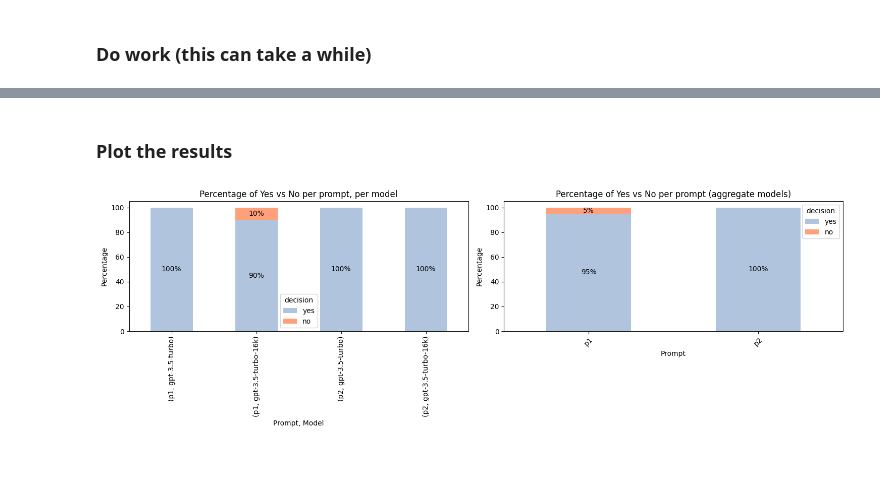
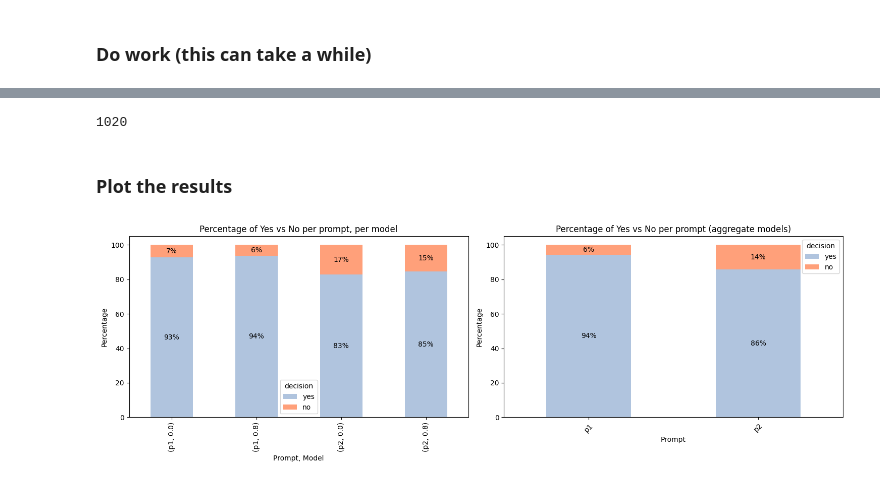
Before and after one commit to leftrightleft/smart-scan-experiments, a Jupyter notebook: analysis.ipynb, the cells around one changed output, grey strips where cells are left out. Saved outputs shown, nothing was run; the diff lists cells and outputs as text; code cells hidden in the pictures.

```diff
--- a/analysis.ipynb
+++ b/analysis.ipynb
@@ -17,8 +17,8 @@ import matplotlib.pyplot as plt
 # %%
 load_dotenv()
 openai.api_key = os.environ.get('OPENAI_KEY')
-models = ['gpt-3.5-turbo', 'gpt-3.5-turbo-16k']
-# TODO: add temperature
+models = ['gpt-3.5-turbo-16k']
+temperatures = [0.0, 0.8]
 prompts = [
     {
         'name': 'p1',
@@ -26,8 +26,8 @@ prompts = [
   You will decide yes for any changes to the operation of the application.  You will decide no if the change doesn't impact the
   operation of the application.
 
-  For example, a change that deletes a commented line of code would be a 'NO'.  A change that edits markdown in the repository
-  would be a 'NO'.  A change that adds a new variable would be a 'YES'.
+  For example, a change that deletes a commented line of code would be a 'no'.  A change that edits markdown in the repository
+  would be a 'no'.  A change that adds a new variable would be a 'yes'.
 
   The code snippet provided will be a diff from a GitHub pull request. You will analyze the diff and give a response of yes or no
   along with an explanation.
@@ -40,20 +40,13 @@ prompts = [
     },
     {
         'name': 'p2',
-        'prompt': """You are a decision tool which decides whether or not a static analysis should occur using CodeQL on the following code diff.
-  You will decide yes for any changes to the operation of the application.  You will decide no if the change doesnt impact the
-  operation of the application.
-
-  For example, a change that deletes a commented line of code would be a 'NO'.  A change that edits markdown in the repository
-  would be a 'NO'.  A change that adds a new variable would be a 'YES'.
-
-  The code snippet provided will be a diff from a GitHub pull request. You will analyze the diff and give a response of yes or no
-  along with an explanation.
-
-  Yes indicates a static analysis should occur, no indicates there are no changes that could be a security concern. Your response
-  should be formatted in json format.  'yes' or 'no' will be in a key called 'decision'. The reason for the decision will be in a
-  key called 'reason'. Keep the reason to two or three sentences.""",
-    },
+        'prompt': """You're a decision tool which decides whether or not a static analysis should occur using CodeQL on the following code diff.
+        You will decide yes any time there is a change to the application functionality. You will decide no if the change doesn't impact the functionality of the application.
+        The code snippet will be a diff from a GitHub pull request.  Evaluate the snippet and return a json response with a decision and reason. The reason should be two or three sentences.
+        Response examples: {"decision" : "no", "reason" : "You are editing a markdown file. This change doesn't impact the operation of your application"},
+        {"decision" : "yes", "reason" : "You are adding a new variable. This change impacts the operation of your application"},
+        {"decision" : "no", "reason" : "You are deleting a commented line of code. This change doesn't impact the operation of your application"}""",
+    }
 ]
 # %% [markdown]
 ### Set functions
@@ -129,7 +166,12 @@ async def send_to_openai_async(source_diffs, prompts, models):
 source_diffs = read_files('data/diffs_with_alerts')
 
 # Use this if you want to run the synchronous version (it's slower, though)
-# responses = send_to_openai(source_diffs[:2], prompts, models)
+# responses = send_to_openai(source_diffs[:2], prompts, models, temperatures)
 
 # Use this if you want to run the asynchronous version (it's faster)
-responses = await send_to_openai_async(source_diffs[:10], prompts, models)
+responses = await send_to_openai_async(source_diffs, prompts, models, temperatures)
+
+
+
+# Convert list of dicts to a dataframe
+df = pd.DataFrame(responses)
@@ -162,8 +178,15 @@ df
+# %%
+num_none = df['decision'].isnull().sum()
+
+num_none
+# %% [output]
+1020
 # %% [markdown]
 ### Plot the results
 # %%
 # Calculate the percentages per model, per prompt
-counts = df.groupby(['prompt', 'model', 'decision']).size().unstack()
+# counts = df.groupby(['prompt', 'model', 'decision']).size().unstack()
+counts = df.groupby(['prompt', 'temperature', 'decision']).size().unstack()
 counts = counts[['yes', 'no']]
 percentages = counts.div(counts.sum(axis=1), axis=0) * 100
 color_map = {'yes': 'lightsteelblue', 'no': 'lightsalmon'}
@@ -175,31 +198,31 @@ ax = percentages.plot(kind='bar', stacked=True, color=[color_map[col] for col in
 ax.set_xlabel('Prompt, Model')
 ax.set_ylabel('Percentage')
 ax.set_title('Percentage of Yes vs No per prompt, per model')
 plt.xticks(rotation=45)
 for p in ax.patches:
     width, height = p.get_width(), p.get_height()
     x, y = p.get_xy()
     if height > 0:
         ax.annotate(f'{height:.0f}%', (x + width/2, y + height/2), ha='center', va='center')
 
 # Calculate the percentages per prompt (aggregate the models)
 counts_per_prompt = df.groupby(['prompt', 'decision']).size().unstack()
 counts_per_prompt = counts_per_prompt[['yes', 'no']]
 percentages_per_prompt = counts_per_prompt.div(counts_per_prompt.sum(axis=1), axis=0) * 100
 
 # Plot the percentages per prompt on the second subplot
 ax = percentages_per_prompt.plot(kind='bar', stacked=True, color=[color_map[col] for col in percentages_per_prompt.columns], ax=axs[1])
 ax.set_xlabel('Prompt')
 ax.set_ylabel('Percentage')
 ax.set_title('Percentage of Yes vs No per prompt (aggregate models)')
 plt.xticks(rotation=45)
 for p in ax.patches:
     width, height = p.get_width(), p.get_height()
     x, y = p.get_xy()
     if height > 0:
         ax.annotate(f'{height:.0f}%', (x + width/2, y + height/2), ha='center', va='center')
 
 plt.tight_layout()  # Adjust the layout so the plots don't overlap
 plt.show()
 # %% [output]
-[figure, old version]
+[figure, new version]
```
Also changed, not shown: parts of 7 cells of this notebook.
